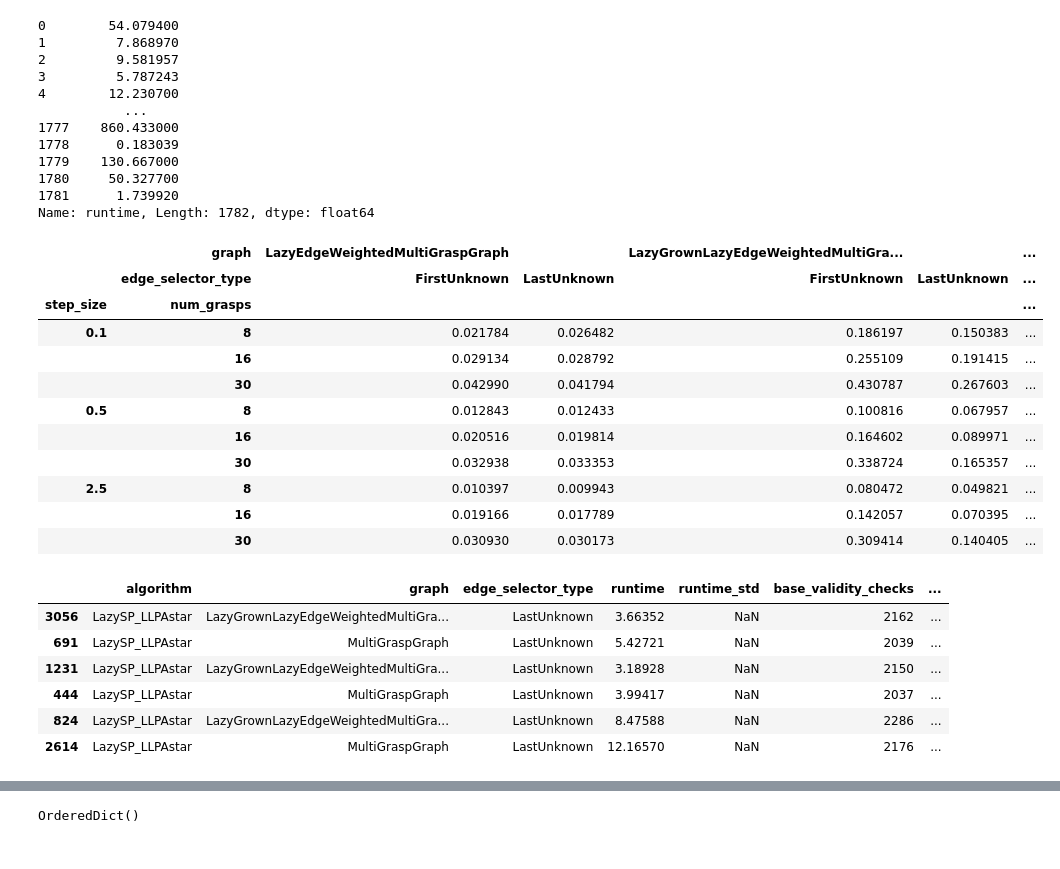
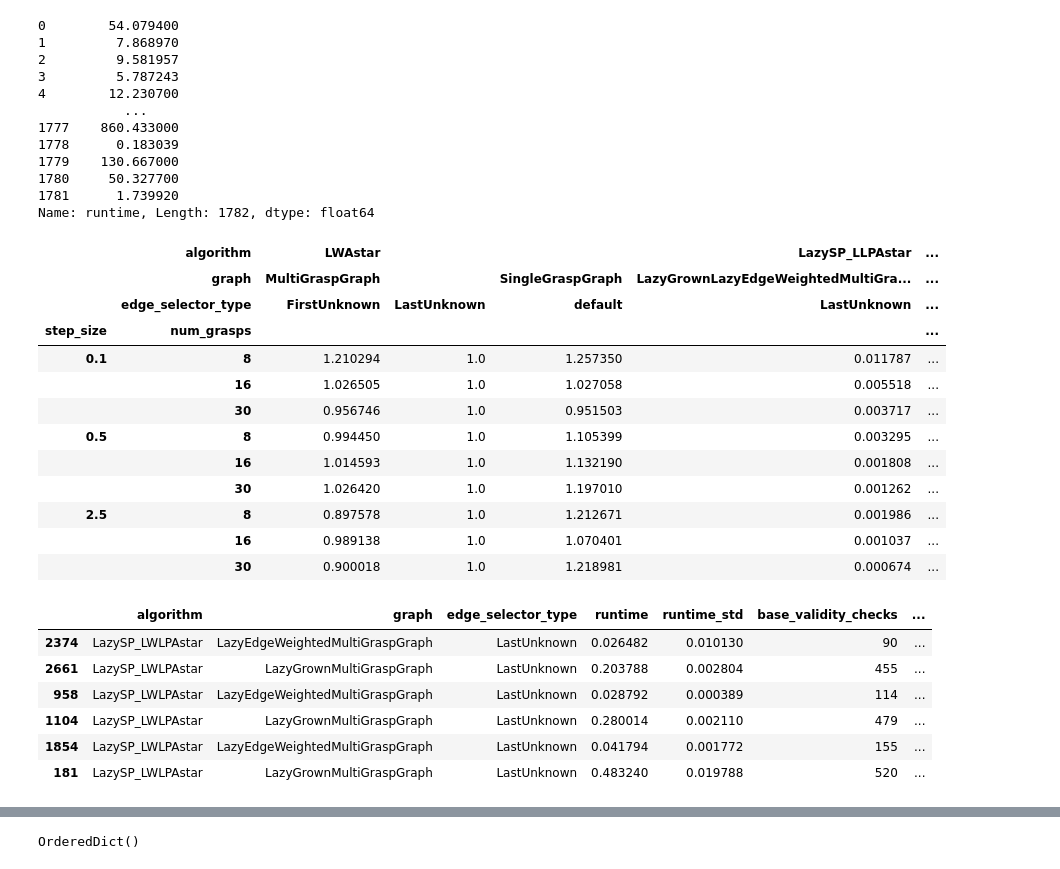
Before and after one commit to malwaru/hfts_grasp_planner, a Jupyter notebook: scripts/notebooks/mg_planner_evaluation.ipynb, the cells around one changed output, grey strips where cells are left out. Drawn from its saved outputs; the diff is of its cells as text; code cells hidden in the pictures.

```diff
--- a/scripts/notebooks/mg_planner_evaluation.ipynb
+++ b/scripts/notebooks/mg_planner_evaluation.ipynb
@@ -230,41 +218,43 @@ Name: runtime, Length: 1782, dtype: float64
 # %%
 # with pd.option_context('display.max_rows', None, 'display.max_columns', None, 'max_colwidth', 200):
     # display(data['test_case_id'])
 lu_data = data[data['edge_selector_type'] == 'LastUnknown']
 fu_data = data[data['edge_selector_type'] == 'FirstUnknown']
 grouped = lu_data.groupby('test_case_id')
 # goal_stds = grouped['goal_id'].aggregate('std')
 # goal_stds[goal_stds > 0.0]
 # len(grouped.groups)
 len(lu_data[lu_data['algorithm'] != 'LWAstar'])
 # data['edge_selector_type'].unique()
 # cost_stds[(~pd.isnull(cost_stds)) & (cost_stds != 0.0)]
 # grouped.groups
 # pd.set_option('display.max_rows', 50)
-data[(data['scene'] == 'cluttered_field_const_adv') & (data['batch_size'] == 1000)].pivot(index=['step_size', 'num_grasps'],columns=['algorithm', 'graph', 'edge_selector_type'], values='runtime').sort_index(axis=1)['LazySP_LWLPAstar']
+runtimes = data[(data['scene'] == 'cluttered_field_const_adv') & (data['batch_size'] == 1000)].pivot(index=['step_size', 'num_grasps'],columns=['algorithm', 'graph', 'edge_selector_type'], values='runtime').sort_index(axis=1)
+1.0 / runtimes.divide(runtimes[('LWAstar', 'MultiGraspGraph', 'LastUnknown')], axis=0)
 # %% [output]
-|  | graph | LazyEdgeWeightedMultiGraspGraph |  | LazyGrownLazyEdgeWeightedMultiGra... |  | ... |
-|  | edge_selector_type | FirstUnknown | LastUnknown | FirstUnknown | LastUnknown | ... |
+|  | algorithm | LWAstar |  |  | LazySP_LLPAstar | ... |
+|  | graph | MultiGraspGraph |  | SingleGraspGraph | LazyGrownLazyEdgeWeightedMultiGra... | ... |
+|  | edge_selector_type | FirstUnknown | LastUnknown | default | LastUnknown | ... |
 | step_size | num_grasps |  |  |  |  | ... |
-| 0.1 | 8 | 0.021784 | 0.026482 | 0.186197 | 0.150383 | ... |
-|  | 16 | 0.029134 | 0.028792 | 0.255109 | 0.191415 | ... |
-|  | 30 | 0.042990 | 0.041794 | 0.430787 | 0.267603 | ... |
-| 0.5 | 8 | 0.012843 | 0.012433 | 0.100816 | 0.067957 | ... |
-|  | 16 | 0.020516 | 0.019814 | 0.164602 | 0.089971 | ... |
-|  | 30 | 0.032938 | 0.033353 | 0.338724 | 0.165357 | ... |
-| 2.5 | 8 | 0.010397 | 0.009943 | 0.080472 | 0.049821 | ... |
-|  | 16 | 0.019166 | 0.017789 | 0.142057 | 0.070395 | ... |
-|  | 30 | 0.030930 | 0.030173 | 0.309414 | 0.140405 | ... |
+| 0.1 | 8 | 1.210294 | 1.0 | 1.257350 | 0.011787 | ... |
+|  | 16 | 1.026505 | 1.0 | 1.027058 | 0.005518 | ... |
+|  | 30 | 0.956746 | 1.0 | 0.951503 | 0.003717 | ... |
+| 0.5 | 8 | 0.994450 | 1.0 | 1.105399 | 0.003295 | ... |
+|  | 16 | 1.014593 | 1.0 | 1.132190 | 0.001808 | ... |
+|  | 30 | 1.026420 | 1.0 | 1.197010 | 0.001262 | ... |
+| 2.5 | 8 | 0.897578 | 1.0 | 1.212671 | 0.001986 | ... |
+|  | 16 | 0.989138 | 1.0 | 1.070401 | 0.001037 | ... |
+|  | 30 | 0.900018 | 1.0 | 1.218981 | 0.000674 | ... |
 # %%
-data[(data['scene'] == 'cluttered_field_const') & (data['batch_size'] == 5000) & (data['algorithm'] == 'LazySP_LLPAstar') & ((data['graph'] == 'MultiGraspGraph') | (data['graph'] == 'LazyGrownLazyEdgeWeightedMultiGraspGraph'))  & (data['step_size'] == 0.1) & (data['edge_selector_type'] == 'LastUnknown')].sort_values(['num_grasps', 'graph'])
+data[(data['scene'] == 'cluttered_field_const_adv') & (data['batch_size'] == 1000) & (data['algorithm'] == 'LazySP_LWLPAstar') & ((data['graph'] == 'LazyEdgeWeightedMultiGraspGraph') | (data['graph'] == 'LazyGrownMultiGraspGraph'))  & (data['step_size'] == 0.1) & (data['edge_selector_type'] == 'LastUnknown')].sort_values(['num_grasps', 'graph'])
 # %% [output]
 |  | algorithm | graph | edge_selector_type | runtime | runtime_std | base_validity_checks | ... |
-| 3056 | LazySP_LLPAstar | LazyGrownLazyEdgeWeightedMultiGra... | LastUnknown | 3.66352 | NaN | 2162 | ... |
-| 691 | LazySP_LLPAstar | MultiGraspGraph | LastUnknown | 5.42721 | NaN | 2039 | ... |
-| 1231 | LazySP_LLPAstar | LazyGrownLazyEdgeWeightedMultiGra... | LastUnknown | 3.18928 | NaN | 2150 | ... |
-| 444 | LazySP_LLPAstar | MultiGraspGraph | LastUnknown | 3.99417 | NaN | 2037 | ... |
-| 824 | LazySP_LLPAstar | LazyGrownLazyEdgeWeightedMultiGra... | LastUnknown | 8.47588 | NaN | 2286 | ... |
-| 2614 | LazySP_LLPAstar | MultiGraspGraph | LastUnknown | 12.16570 | NaN | 2176 | ... |
+| 2374 | LazySP_LWLPAstar | LazyEdgeWeightedMultiGraspGraph | LastUnknown | 0.026482 | 0.010130 | 90 | ... |
+| 2661 | LazySP_LWLPAstar | LazyGrownMultiGraspGraph | LastUnknown | 0.203788 | 0.002804 | 455 | ... |
+| 958 | LazySP_LWLPAstar | LazyEdgeWeightedMultiGraspGraph | LastUnknown | 0.028792 | 0.000389 | 114 | ... |
+| 1104 | LazySP_LWLPAstar | LazyGrownMultiGraspGraph | LastUnknown | 0.280014 | 0.002110 | 479 | ... |
+| 1854 | LazySP_LWLPAstar | LazyEdgeWeightedMultiGraspGraph | LastUnknown | 0.041794 | 0.001772 | 155 | ... |
+| 181 | LazySP_LWLPAstar | LazyGrownMultiGraspGraph | LastUnknown | 0.483240 | 0.019788 | 520 | ... |
 # %%
 def verify_results(data):
     """ Check that in the given data all algorithms agree on the same cost for each test cases
```
Also changed, not shown: parts of 5 cells of this notebook, 2 other files.
